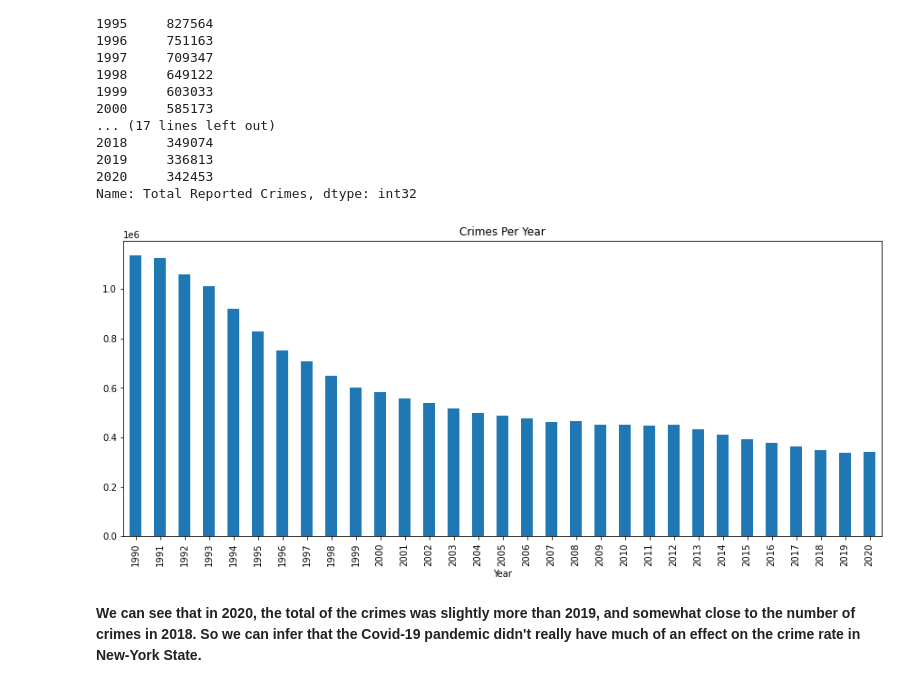
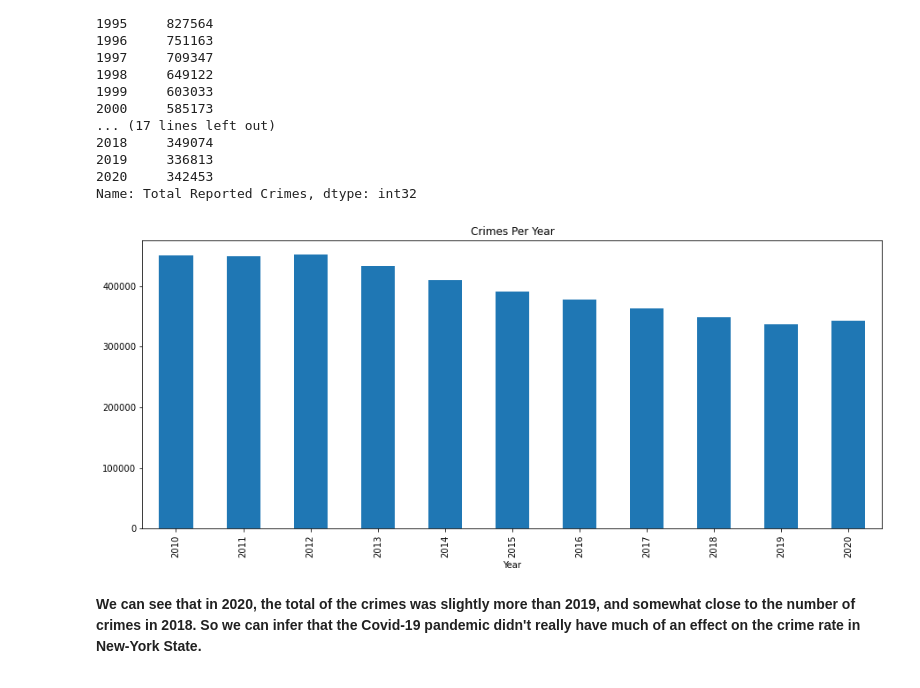
Before and after one commit to BlackYun2/data-science-project, a Jupyter notebook: Temp phase 2/Group 19/Group 19.ipynb, the cells around one changed output. Saved outputs shown, nothing was run; the diff lists cells and outputs as text; code cells hidden in the pictures.

```diff
--- a/Temp phase 2/Group 19/Group 19.ipynb
+++ b/Temp phase 2/Group 19/Group 19.ipynb
@@ -319,13 +319,13 @@ Year
 Name: Total Reported Crimes, dtype: int32
 # %%
 # visualizing it
-totalCrimes.groupby("Year")["Total Reported Crimes"].sum().plot(
+totalCrimes[totalCrimes['Year'] > 2009].groupby("Year")["Total Reported Crimes"].sum().plot(
     kind="bar", figsize=(15, 6)
 )
 plt.title("Crimes Per Year")
 plt.show()
 # %% [output]
-[figure, old version]
+[figure, new version]
 # %% [markdown]
 **We can see that in 2020, the total of the crimes was slightly more than 2019, and somewhat close to the number of crimes in 2018. So we can infer that the Covid-19 pandemic didn't really have much of an effect on the crime rate in New-York State.**
 # %%
```
Also changed, not shown: parts of 1 cell of this notebook, 2 other files.
